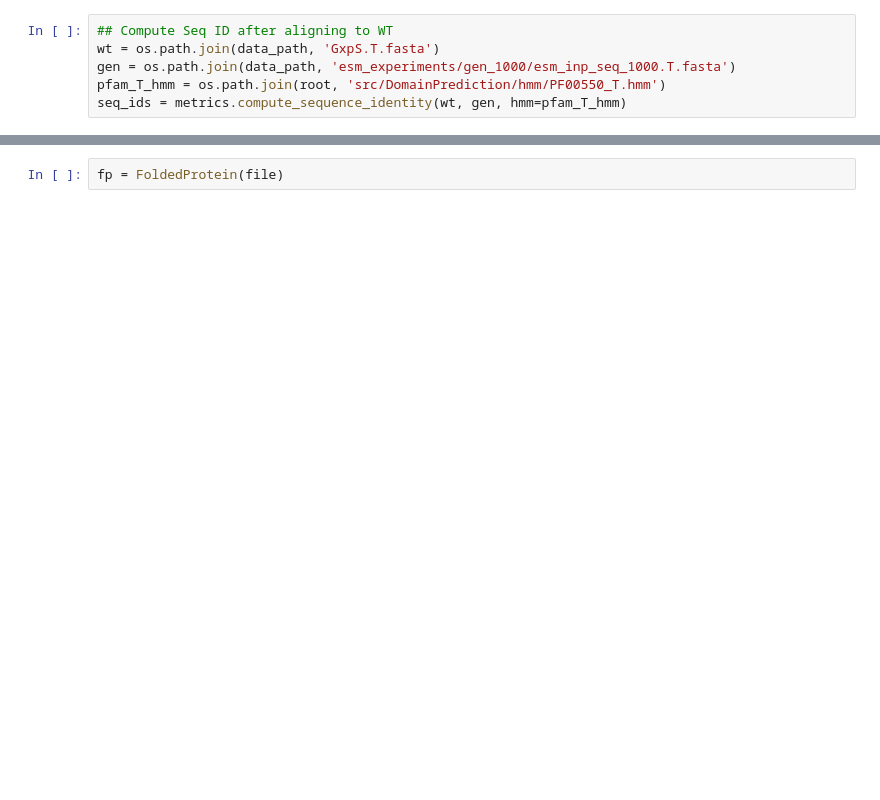
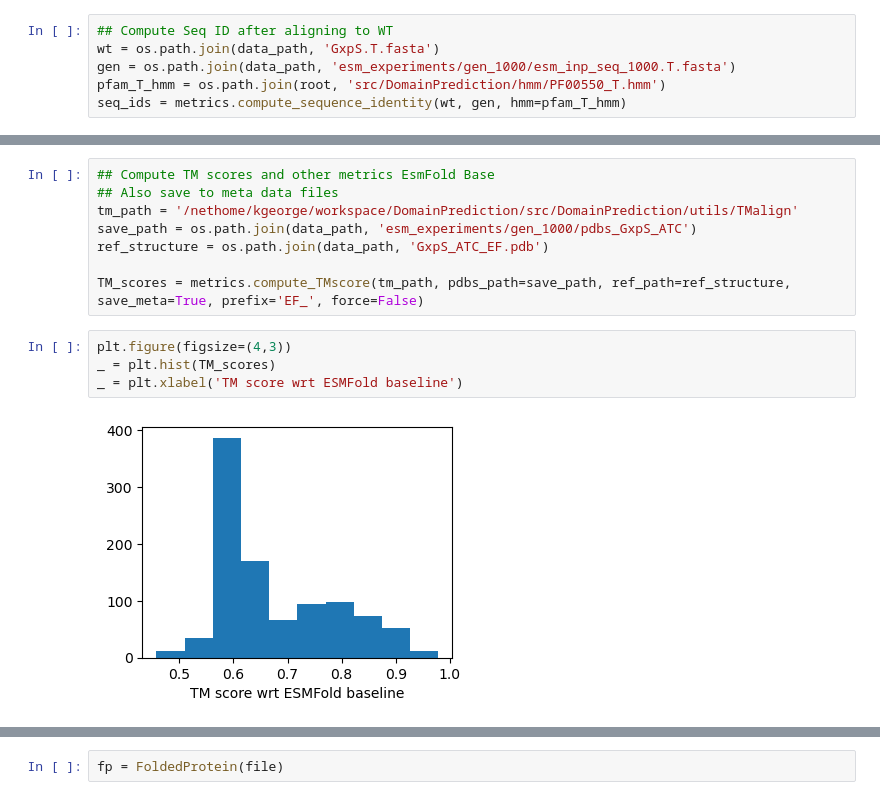
Before and after one commit to kevingeo11/DomainPrediction, a Jupyter notebook: src/notebooks/tutorial_base_functinality.ipynb, the cells around one changed output, grey strips where cells are left out. Saved outputs shown, nothing was run; the diff lists cells and outputs as text; blank space fills up the shorter version.

```diff
--- a/src/notebooks/tutorial_base_functinality.ipynb
+++ b/src/notebooks/tutorial_base_functinality.ipynb
@@ -75,0 +85,14 @@ _ = plt.xlabel('-log(E value)')
+# %%
+## Compute TM scores and other metrics EsmFold Base
+## Also save to meta data files
+tm_path = '/nethome/kgeorge/workspace/DomainPrediction/src/DomainPrediction/utils/TMalign'
+save_path = os.path.join(data_path, 'esm_experiments/gen_1000/pdbs_GxpS_ATC')
+ref_structure = os.path.join(data_path, 'GxpS_ATC_EF.pdb')
+
+TM_scores = metrics.compute_TMscore(tm_path, pdbs_path=save_path, ref_path=ref_structure, save_meta=True, prefix='EF_', force=False)
+# %%
+plt.figure(figsize=(4,3))
+_ = plt.hist(TM_scores)
+_ = plt.xlabel('TM score wrt ESMFold baseline')
+# %% [output]
+[figure, added]
```
Also changed, not shown: parts of 21 cells of this notebook, 11 other files.
